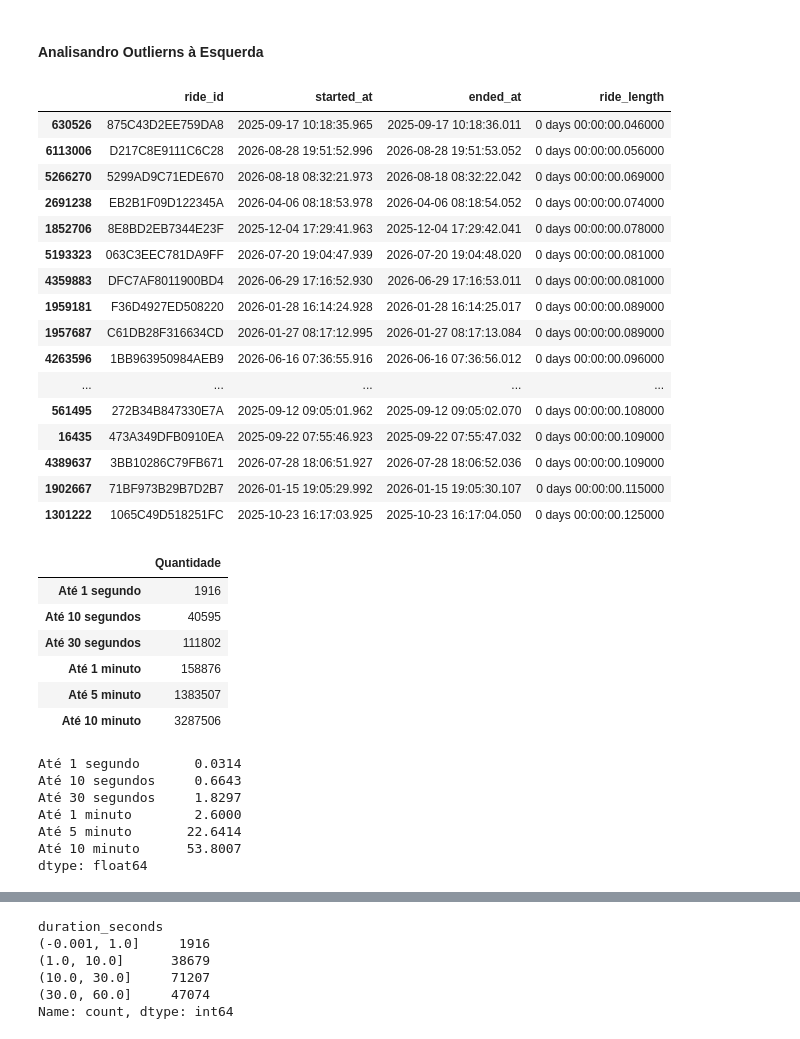
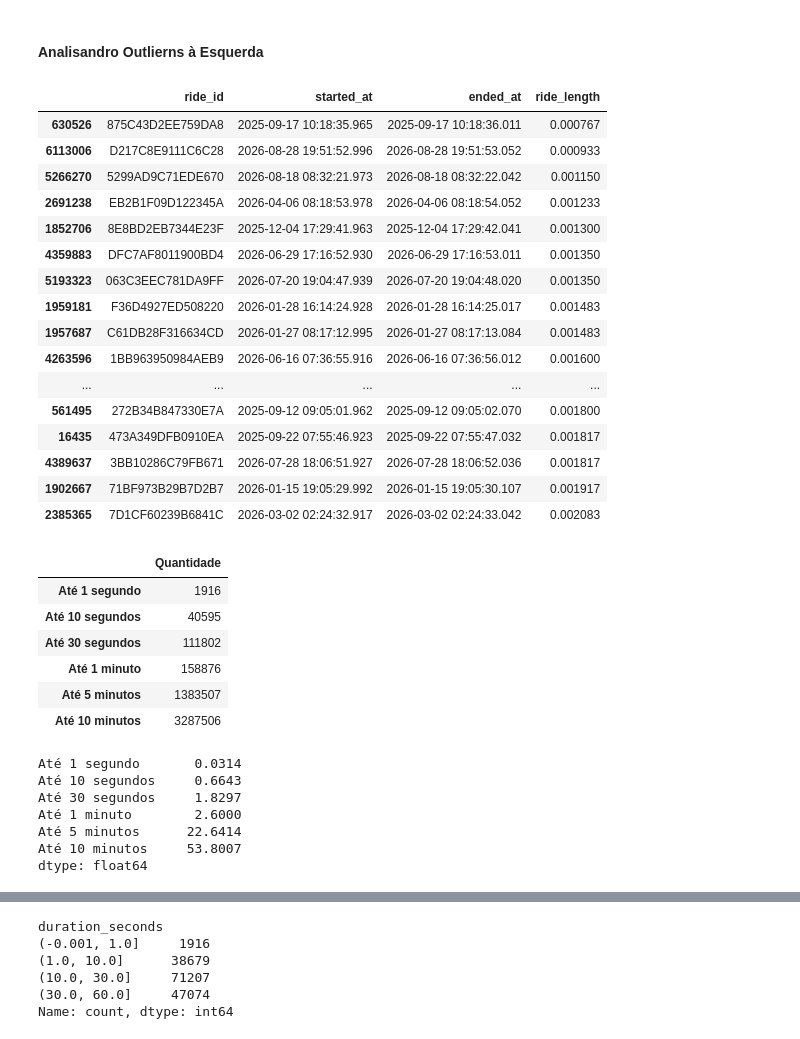
Before and after one commit to AleCecilio/Analise_Cyclistic, a Jupyter notebook: notebooks/02_data_cleaning.ipynb, the cells around one changed output, grey strips where cells are left out. Saved outputs shown, nothing was run; the diff lists cells and outputs as text; code cells hidden in the pictures.

```diff
--- a/notebooks/02_data_cleaning.ipynb
+++ b/notebooks/02_data_cleaning.ipynb
@@ -1418,6 +1425,12 @@ df["ride_length"] = df["ended_at"] - df["started_at"]
 # `inconsistent_time` foi definido na seção 8.1 sendo = df["ended_at"] < df["started_at"]
 
 df.loc[inconsistent_time, "ride_length"] += pd.Timedelta(hours=1)
+# %%
+# Converte ride_length de timedelta para minutos
+
+df["ride_length"] = (
+    df["ride_length"].dt.total_seconds() / 60
+)
 # %%
 display(
     df[["ride_length"]].head(20).style
@@ -1724,44 +1718,45 @@ df[["ride_id", "started_at", "ended_at", "ride_length"]].sort_values(
 ).head(20)
 # %% [output]
 |  | ride_id | started_at | ended_at | ride_length |
-| 630526 | 875C43D2EE759DA8 | 2025-09-17 10:18:35.965 | 2025-09-17 10:18:36.011 | 0 days 00:00:00.046000 |
-| 6113006 | D217C8E9111C6C28 | 2026-08-28 19:51:52.996 | 2026-08-28 19:51:53.052 | 0 days 00:00:00.056000 |
-| 5266270 | 5299AD9C71EDE670 | 2026-08-18 08:32:21.973 | 2026-08-18 08:32:22.042 | 0 days 00:00:00.069000 |
-| 2691238 | EB2B1F09D122345A | 2026-04-06 08:18:53.978 | 2026-04-06 08:18:54.052 | 0 days 00:00:00.074000 |
-| 1852706 | 8E8BD2EB7344E23F | 2025-12-04 17:29:41.963 | 2025-12-04 17:29:42.041 | 0 days 00:00:00.078000 |
-| 5193323 | 063C3EEC781DA9FF | 2026-07-20 19:04:47.939 | 2026-07-20 19:04:48.020 | 0 days 00:00:00.081000 |
-| 4359883 | DFC7AF8011900BD4 | 2026-06-29 17:16:52.930 | 2026-06-29 17:16:53.011 | 0 days 00:00:00.081000 |
-| 1959181 | F36D4927ED508220 | 2026-01-28 16:14:24.928 | 2026-01-28 16:14:25.017 | 0 days 00:00:00.089000 |
-| 1957687 | C61DB28F316634CD | 2026-01-27 08:17:12.995 | 2026-01-27 08:17:13.084 | 0 days 00:00:00.089000 |
-| 4263596 | 1BB963950984AEB9 | 2026-06-16 07:36:55.916 | 2026-06-16 07:36:56.012 | 0 days 00:00:00.096000 |
+| 630526 | 875C43D2EE759DA8 | 2025-09-17 10:18:35.965 | 2025-09-17 10:18:36.011 | 0.000767 |
+| 6113006 | D217C8E9111C6C28 | 2026-08-28 19:51:52.996 | 2026-08-28 19:51:53.052 | 0.000933 |
+| 5266270 | 5299AD9C71EDE670 | 2026-08-18 08:32:21.973 | 2026-08-18 08:32:22.042 | 0.001150 |
+| 2691238 | EB2B1F09D122345A | 2026-04-06 08:18:53.978 | 2026-04-06 08:18:54.052 | 0.001233 |
+| 1852706 | 8E8BD2EB7344E23F | 2025-12-04 17:29:41.963 | 2025-12-04 17:29:42.041 | 0.001300 |
+| 4359883 | DFC7AF8011900BD4 | 2026-06-29 17:16:52.930 | 2026-06-29 17:16:53.011 | 0.001350 |
+| 5193323 | 063C3EEC781DA9FF | 2026-07-20 19:04:47.939 | 2026-07-20 19:04:48.020 | 0.001350 |
+| 1959181 | F36D4927ED508220 | 2026-01-28 16:14:24.928 | 2026-01-28 16:14:25.017 | 0.001483 |
+| 1957687 | C61DB28F316634CD | 2026-01-27 08:17:12.995 | 2026-01-27 08:17:13.084 | 0.001483 |
+| 4263596 | 1BB963950984AEB9 | 2026-06-16 07:36:55.916 | 2026-06-16 07:36:56.012 | 0.001600 |
 | ... | ... | ... | ... | ... |
-| 561495 | 272B34B847330E7A | 2025-09-12 09:05:01.962 | 2025-09-12 09:05:02.070 | 0 days 00:00:00.108000 |
-| 16435 | 473A349DFB0910EA | 2025-09-22 07:55:46.923 | 2025-09-22 07:55:47.032 | 0 days 00:00:00.109000 |
-| 4389637 | 3BB10286C79FB671 | 2026-07-28 18:06:51.927 | 2026-07-28 18:06:52.036 | 0 days 00:00:00.109000 |
-| 1902667 | 71BF973B29B7D2B7 | 2026-01-15 19:05:29.992 | 2026-01-15 19:05:30.107 | 0 days 00:00:00.115000 |
-| 1301222 | 1065C49D518251FC | 2025-10-23 16:17:03.925 | 2025-10-23 16:17:04.050 | 0 days 00:00:00.125000 |
+| 561495 | 272B34B847330E7A | 2025-09-12 09:05:01.962 | 2025-09-12 09:05:02.070 | 0.001800 |
+| 16435 | 473A349DFB0910EA | 2025-09-22 07:55:46.923 | 2025-09-22 07:55:47.032 | 0.001817 |
+| 4389637 | 3BB10286C79FB671 | 2026-07-28 18:06:51.927 | 2026-07-28 18:06:52.036 | 0.001817 |
+| 1902667 | 71BF973B29B7D2B7 | 2026-01-15 19:05:29.992 | 2026-01-15 19:05:30.107 | 0.001917 |
+| 2385365 | 7D1CF60239B6841C | 2026-03-02 02:24:32.917 | 2026-03-02 02:24:33.042 | 0.002083 |
 # %%
 # Quantifica viagens com duração muito curta
 
 short_rides = pd.Series({
-    "Até 1 segundo": (df["ride_length"] <= pd.Timedelta(seconds=1)).sum(),
-    "Até 10 segundos": (df["ride_length"] <= pd.Timedelta(seconds=10)).sum(),
-    "Até 30 segundos": (df["ride_length"] <= pd.Timedelta(seconds=30)).sum(),
-    "Até 1 minuto": (df["ride_length"] <= pd.Timedelta(minutes=1)).sum(),
-    "Até 5 minuto": (df["ride_length"] <= pd.Timedelta(minutes=5)).sum(),
-    "Até 10 minuto": (df["ride_length"] <= pd.Timedelta(minutes=10)).sum()
+
+    "Até 1 segundo": (df["ride_length"] <= 1 / 60).sum(),
+    "Até 10 segundos": (df["ride_length"] <= 10 / 60).sum(),
+    "Até 30 segundos": (df["ride_length"] <= 30 / 60).sum(),
+    "Até 1 minuto": (df["ride_length"] <= 1).sum(),
+    "Até 5 minutos": (df["ride_length"] <= 5).sum(),
+    "Até 10 minutos": (df["ride_length"] <= 10).sum()
 
 })
 
 display(short_rides.to_frame("Quantidade"))
 # %% [output]
 |  | Quantidade |
 | Até 1 segundo | 1916 |
 | Até 10 segundos | 40595 |
 | Até 30 segundos | 111802 |
 | Até 1 minuto | 158876 |
-| Até 5 minuto | 1383507 |
-| Até 10 minuto | 3287506 |
+| Até 5 minutos | 1383507 |
+| Até 10 minutos | 3287506 |
 # %%
 # Calcula o percentual de viagens muito curtas
 
@@ -1771,8 +1766,8 @@ Até 1 segundo       0.0314
 Até 10 segundos     0.6643
 Até 30 segundos     1.8297
 Até 1 minuto        2.6000
-Até 5 minuto       22.6414
-Até 10 minuto      53.8007
+Até 5 minutos      22.6414
+Até 10 minutos     53.8007
 dtype: float64
 # %%
 df[
```
Also changed, not shown: parts of 36 cells of this notebook, 3 other files.
